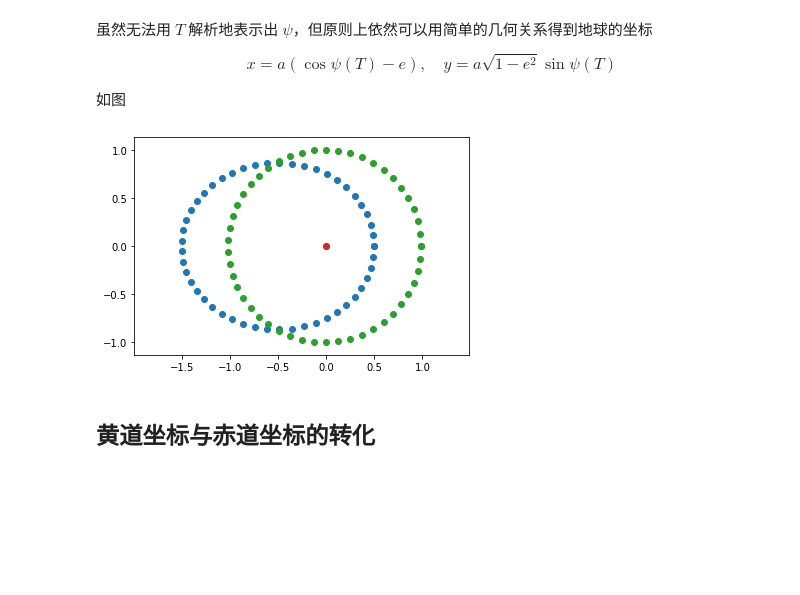
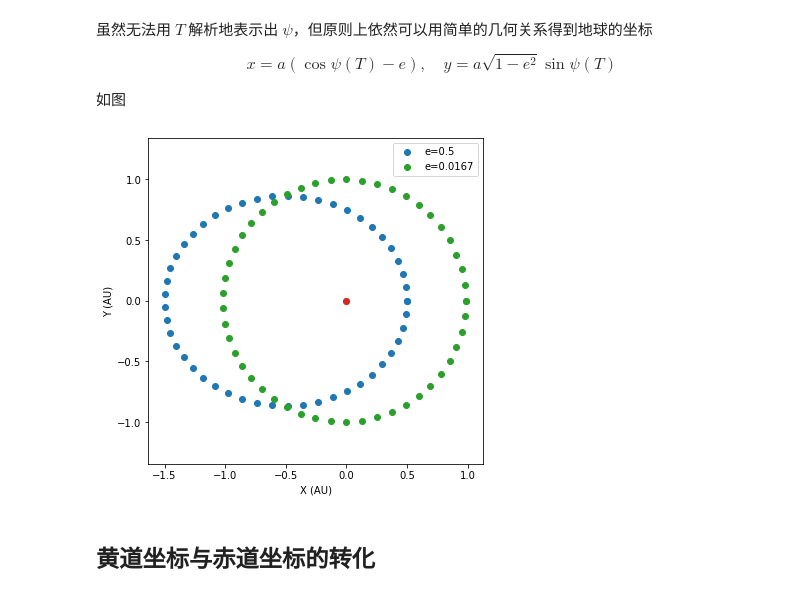
Before and after one commit to slowdivePTG/DIY_astrophysics, a Jupyter notebook: Astrophysics_Seminar/DIY2_parallax.ipynb, the cells around one changed output. Saved outputs shown, nothing was run; the diff lists cells and outputs as text; code cells hidden in the pictures; blank space fills up the shorter version.

```diff
--- a/Astrophysics_Seminar/DIY2_parallax.ipynb
+++ b/Astrophysics_Seminar/DIY2_parallax.ipynb
@@ -44,23 +44,29 @@ $$
 # %%
 def psi_t(t, T0=0):
     theta = t * np.pi * 2 / P
     Psi = lambda psi: psi - e * np.sin(psi) - theta
     return fsolve(Psi, [theta])
 
 def test_psi(e=0.0167):
     T_test = np.linspace(0, P, 50)
     psi = np.array([])
     for t in T_test:
         psi = np.append(psi, psi_t(t))
     X = a * (np.cos(psi) - e)
     Y = a * (np.sqrt(1 - e**2) * np.sin(psi))
-    plt.scatter(X, Y)
+    plt.scatter(X, Y, label='e={}'.format(e))
     plt.axis('equal')
     plt.scatter([0],[0])
+
+plt.figure(figsize=(6,6))
 test_psi(e=0.5)
 test_psi()
+plt.xlabel('X (AU)')
+plt.ylabel('Y (AU)')
+plt.legend()
+plt.show()
 # %% [output]
-[figure, old version]
+[figure, new version]
 # %% [markdown]
 ##  黄道坐标与赤道坐标的转化
 # %%
```
Also changed, not shown: parts of 28 cells of this notebook, 2 other files.
